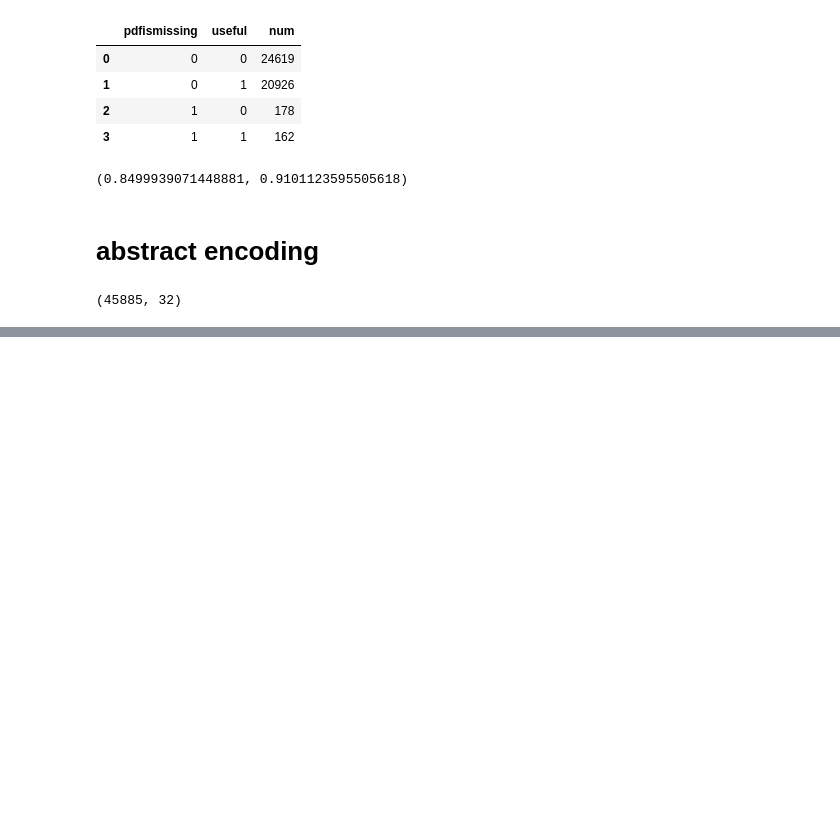
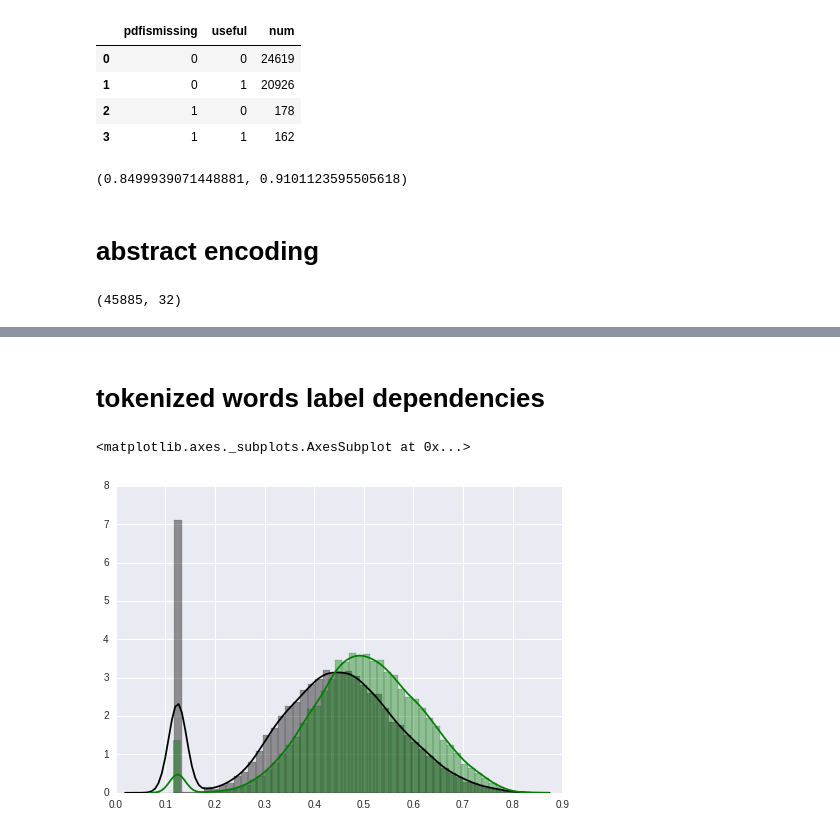
Before and after one commit to tdhd/dssg2017, a Jupyter notebook: notebooks/data.ipynb, the cells around one changed output, grey strips where cells are left out. Drawn from its saved outputs; the diff is of its cells as text; code cells hidden in the pictures; blank space fills up the shorter version.

```diff
--- a/notebooks/data.ipynb
+++ b/notebooks/data.ipynb
@@ -153,0 +205,15 @@ tfidf.shape
+# %% [markdown]
+# tokenized words label dependencies
+# %%
+from sklearn.linear_model import LogisticRegression
+from sklearn.preprocessing import LabelEncoder, OneHotEncoder
+
+y = features.useful.apply(lambda r: bool(r))
+clf = LogisticRegression().fit(tfidf, y)
+
+probas = clf.predict_proba(tfidf)
+sns.distplot(probas[np.where(y == False), 1], color='black')
+sns.distplot(probas[np.where(y == True), 1], color='green')
+# %% [output]
+<matplotlib.axes._subplots.AxesSubplot at 0x...>
+[figure, added]
```
Also changed, not shown: parts of 18 cells of this notebook.
